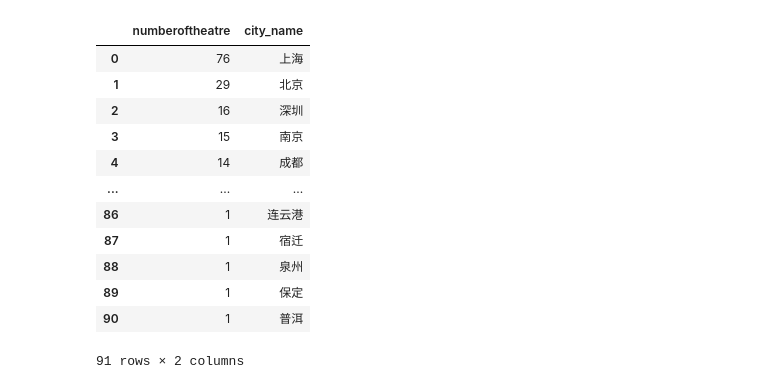
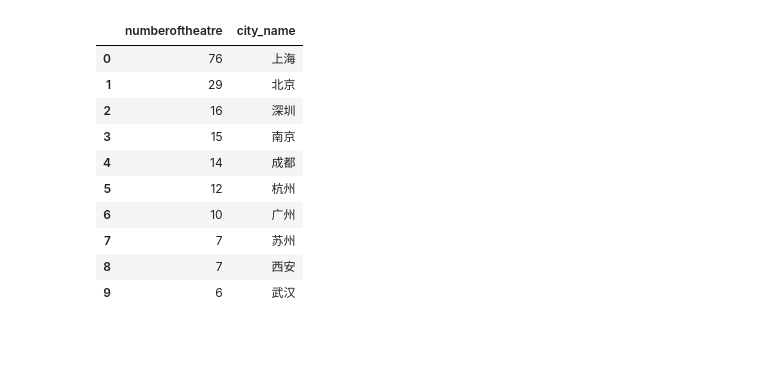
Before and after one commit to muchu/Chinese_Musicals_EDA_IS5126, a Jupyter notebook: test.ipynb, the cells around one changed output. Saved outputs shown, nothing was run; the diff lists cells and outputs as text; code cells hidden in the pictures; blank space fills up the shorter version.

```diff
--- a/test.ipynb
+++ b/test.ipynb
@@ -13,21 +13,19 @@ cur = conn.cursor()
 # %%
 df_list = use_sql_query(cur,theatre_number_in_citys)
 # %%
-df_list
+df_list.head(10)
 # %% [output]
 |  | numberoftheatre | city_name |
 | 0 | 76 | 上海 |
 | 1 | 29 | 北京 |
 | 2 | 16 | 深圳 |
 | 3 | 15 | 南京 |
 | 4 | 14 | 成都 |
-| ... | ... | ... |
-| 86 | 1 | 连云港 |
-| 87 | 1 | 宿迁 |
-| 88 | 1 | 泉州 |
-| 89 | 1 | 保定 |
-| 90 | 1 | 普洱 |
+| 5 | 12 | 杭州 |
+| 6 | 10 | 广州 |
+| 7 | 7 | 苏州 |
+| 8 | 7 | 西安 |
+| 9 | 6 | 武汉 |
-91 rows × 2 columns
 # %%
 cur.close()
 conn.close()
```
Also changed, not shown: 15 other files.
